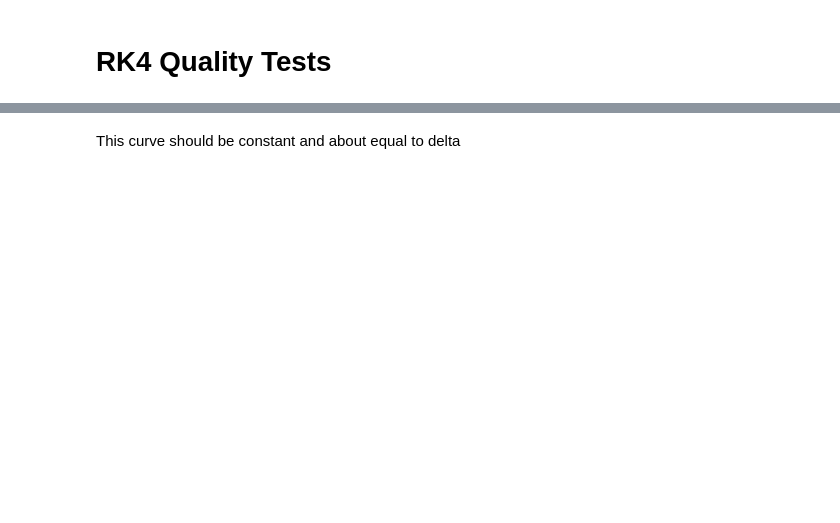
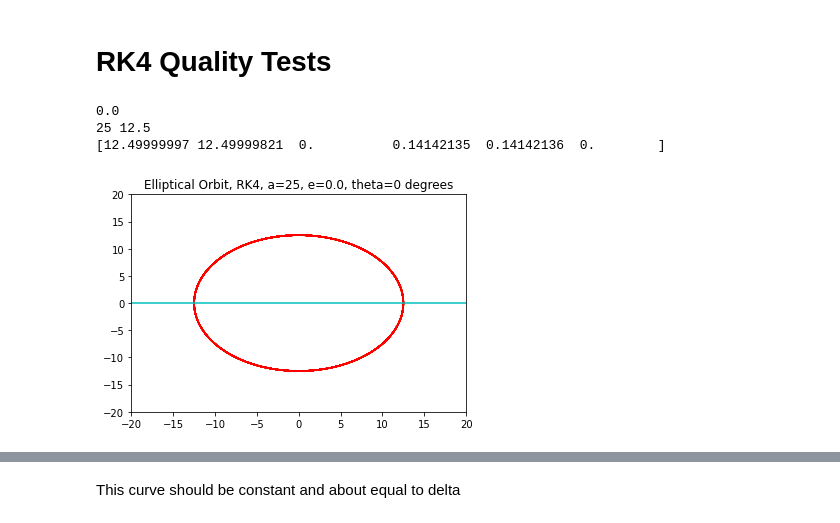
Before and after one commit to sdorsher/ThreeBodyOrbits, a Jupyter notebook: Unequal Mass.ipynb, the cells around one changed output, grey strips where cells are left out. Saved outputs shown, nothing was run; the diff lists cells and outputs as text; code cells hidden in the pictures; blank space fills up the shorter version.

```diff
--- a/Unequal Mass.ipynb
+++ b/Unequal Mass.ipynb
@@ -168,20 +159,29 @@ plt.show()
 # %%
 import matplotlib.pyplot as plt
 t = np.linspace(0, 2*math.pi, 100)
 xax=np.arange(0,100*len(npstar2x[:,1]))
 xax=xax-len(xax)/2
 oneellipse=int(len(npdt))
-plt.ylim(-200,200)
-plt.xlim(-200,200)
+plt.ylim(-20,20)
+plt.xlim(-20,20)
+a=rad0/2
+print(ellipsefns.getfocus(a,ecc0))
+print(rad0,ellipsefns.getsemiminor(a,ecc0))
+print(np.max(npstar1x,axis=0))
 #plt.ylim(-1,1)
 #plt.xlim(74.999,75)
 plt.title("Elliptical Orbit, RK4, a="+str(rad0)+", e="+ str(ecc0)+", theta="+str(round(180*theta0/math.pi))+ " degrees")
-plt.plot(ellipsefns.getxtheory(theta0,ecc0,rad0,t,1),ellipsefns.getytheory(theta0,ecc0,rad0,t,1),'b')
-plt.plot(ellipsefns.getxtheory(theta0,ecc0,rad0,t,-1),ellipsefns.getytheory(theta0,ecc0,rad0,t,-1),'g')
+plt.plot(ellipsefns.getxtheory(theta0,ecc0,a,t,1),ellipsefns.getytheory(theta0,ecc0,a,t,1),'b')
+plt.plot(ellipsefns.getxtheory(theta0,ecc0,a,t,-1),ellipsefns.getytheory(theta0,ecc0,a,t,-1),'g')
 plt.plot(npstar1x[:oneellipse,0],npstar1x[:oneellipse,1],'y')
 plt.plot(npstar2x[:oneellipse,0],npstar2x[:oneellipse,1],'r')
 plt.plot(xax, np.tan(theta0)*xax,'c')
 plt.show()
+# %% [output]
+0.0
+25 12.5
+[12.49999997 12.49999821  0.          0.14142135  0.14142136  0.        ]
+[figure, added]
 # %%
 import matplotlib.pyplot as plt
 t = np.linspace(0, 2*math.pi, 100)
```
Also changed, not shown: parts of 31 cells of this notebook, 7 other files.
